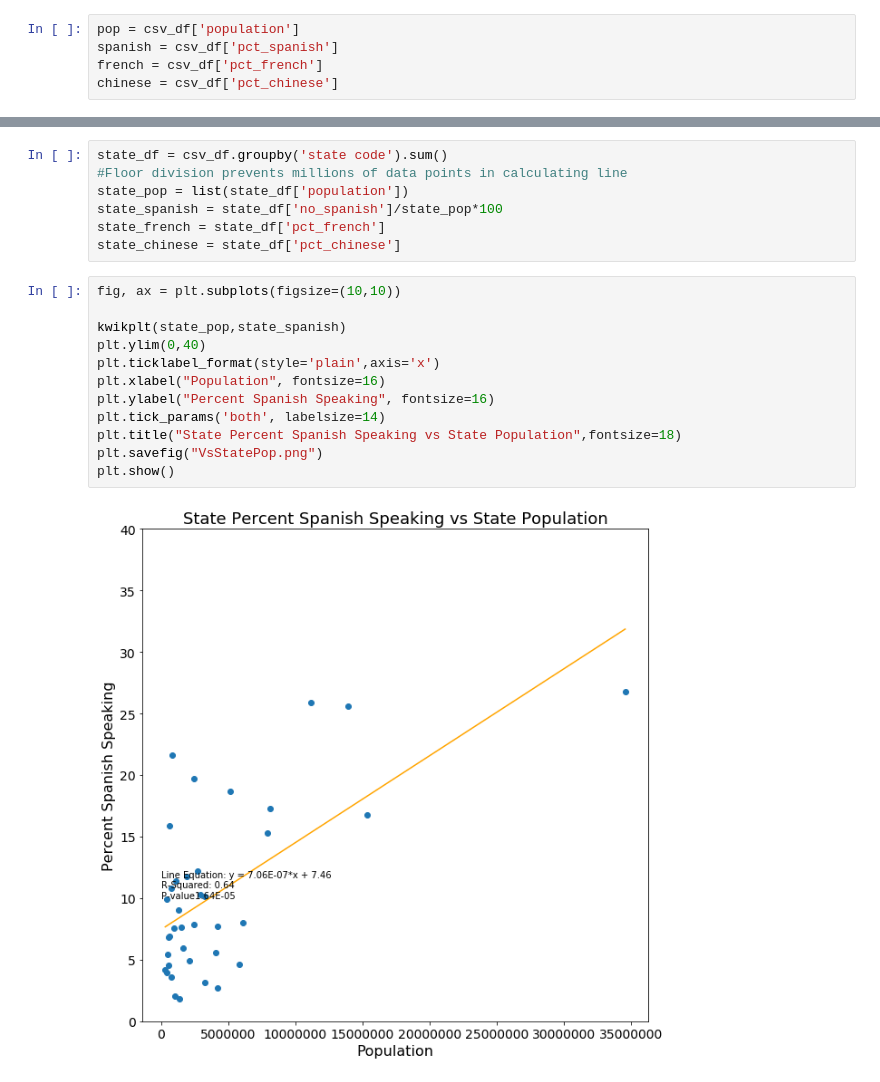
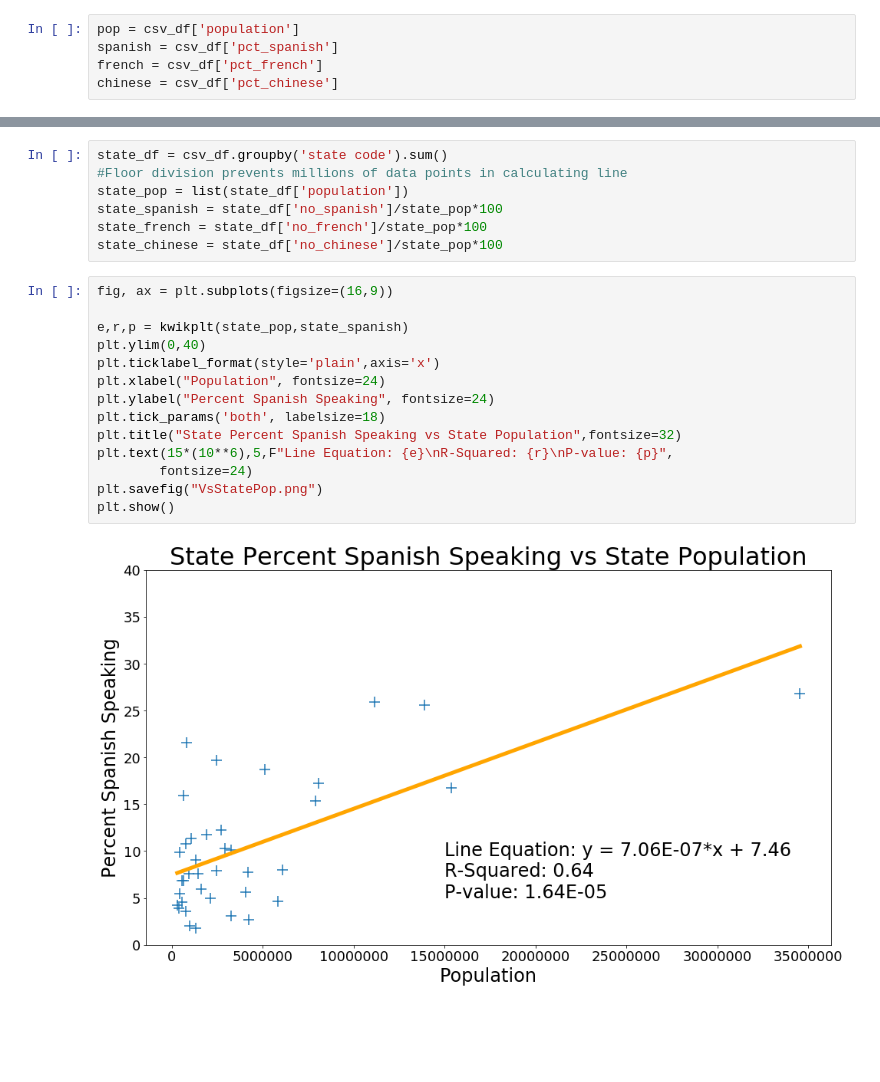
Before and after one commit to KrystalWang070/Project_1, a Jupyter notebook: stats.ipynb, the cells around one changed output, grey strips where cells are left out. Saved outputs shown, nothing was run; the diff lists cells and outputs as text; blank space fills up the shorter version.

```diff
--- a/stats.ipynb
+++ b/stats.ipynb
@@ -61,20 +62,22 @@ state_df = csv_df.groupby('state code').sum()
 #Floor division prevents millions of data points in calculating line
 state_pop = list(state_df['population'])
 state_spanish = state_df['no_spanish']/state_pop*100
-state_french = state_df['pct_french']
-state_chinese = state_df['pct_chinese']
+state_french = state_df['no_french']/state_pop*100
+state_chinese = state_df['no_chinese']/state_pop*100
 # %%
-fig, ax = plt.subplots(figsize=(10,10))
+fig, ax = plt.subplots(figsize=(16,9))
 
-kwikplt(state_pop,state_spanish)
+e,r,p = kwikplt(state_pop,state_spanish)
 plt.ylim(0,40)
 plt.ticklabel_format(style='plain',axis='x')
-plt.xlabel("Population", fontsize=16)
-plt.ylabel("Percent Spanish Speaking", fontsize=16)
-plt.tick_params('both', labelsize=14)
-plt.title("State Percent Spanish Speaking vs State Population",fontsize=18)
+plt.xlabel("Population", fontsize=24)
+plt.ylabel("Percent Spanish Speaking", fontsize=24)
+plt.tick_params('both', labelsize=18)
+plt.title("State Percent Spanish Speaking vs State Population",fontsize=32)
+plt.text(15*(10**6),5,F"Line Equation: {e}\nR-Squared: {r}\nP-value: {p}",
+        fontsize=24)
 plt.savefig("VsStatePop.png")
 plt.show()
 # %% [output]
-[figure, old version]
+[figure, new version]
 # %%
```
Also changed, not shown: parts of 2 cells of this notebook, 4 other files.
